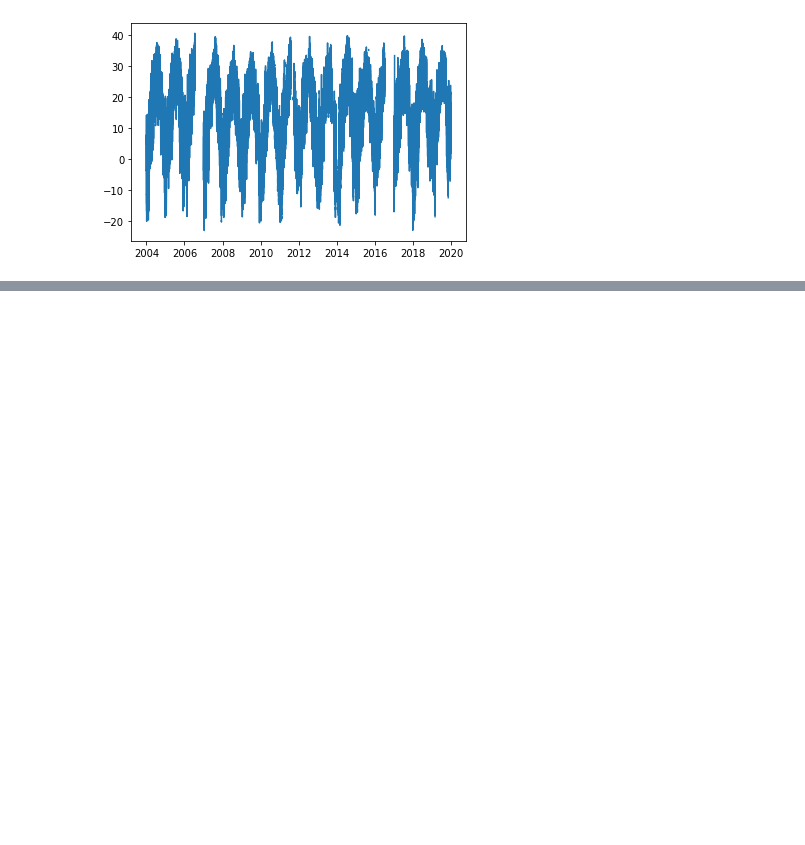
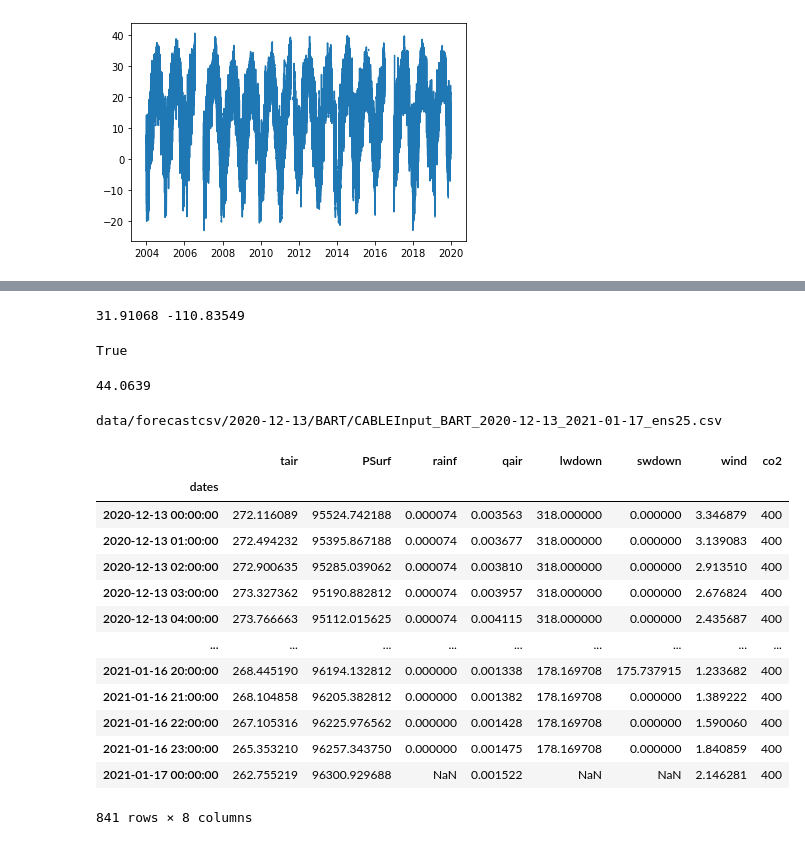
Before and after one commit to JDCP93/NEON_forecast, a Jupyter notebook: Testing.ipynb, the cells around one changed output, grey strips where cells are left out. Cells and saved outputs as stored; diff of their text form; code cells hidden in the pictures; blank space fills up the shorter version.

```diff
--- a/Testing.ipynb
+++ b/Testing.ipynb
@@ -125,0 +161,80 @@ plt.plot(df.tair)
+# %%
+siteID = "SRER"
+lat = 44.0639*(siteID=="BART")+31.91068*(siteID=="KONZ")+39.10077*(siteID=="OSBS")+31.91068*(siteID=="SRER")
+lon = -71.2874*(siteID=="BART")-81.99343*(siteID=="KONZ")-96.56309*(siteID=="OSBS")-110.83549*(siteID=="SRER")
+
+print(lat,lon)
+# %% [output]
+31.91068 -110.83549
+# %%
+siteID="BART"
+siteID=="BART"
+# %% [output]
+True
+# %%
+44.0639*(siteID=="BART")
+# %% [output]
+44.0639
+# %%
+forecast_date = "2020-12-13"
+siteID = "BART"
+
+
+lat = 44.0639*(siteID=="BART")+31.91068*(siteID=="KONZ")+39.10077*(siteID=="OSBS")+31.91068*(siteID=="SRER")
+lon = -71.2874*(siteID=="BART")+-81.99343*(siteID=="KONZ")+-96.56309*(siteID=="OSBS")+-110.83549*(siteID=="SRER")
+fname_list = os.listdir("data/forecastcsv/"+forecast_date+"/"+siteID)
+fname = fname_list[0]
+inputcsv = "data/forecastcsv/"+forecast_date+"/"+siteID+"/"+fname
+print(inputcsv)
+df = pd.read_csv(inputcsv,comment='#',na_values=-9999)
+
+df = df.rename(columns={'time':'dates',
+                        'Tair':'tair',
+                        'SWdown':'swdown',
+                        'Wind':'wind',
+                        'Rainf':'rainf',
+                        'Psurf':'psurf',
+                        'LWdown':'lwdown',
+                        'Qair':'qair'})
+
+# Clean up the dates
+df['dates'] = df['dates'].astype(str)
+new_dates = []
+for i in range(len(df)):
+    year = df['dates'][i][0:4]
+    month = df['dates'][i][4:6]
+    day = df['dates'][i][6:8]
+    hour = df['dates'][i][8:10]
+    minute = df['dates'][i][10:12]
+    if day.startswith("0"):
+        day = day[1:]
+    if hour.startswith("0"):
+        hour = hour[1:]
+    date = "%s/%s/%s %s:%s" % (year, month, day, hour, minute)
+    new_dates.append(date)
+
+df['dates'] = new_dates
+df = df.set_index('dates')
+df.index = pd.to_datetime(df.index)
+
+# Add CO2
+df['co2'] = 400
+# %% [output]
+data/forecastcsv/2020-12-13/BART/CABLEInput_BART_2020-12-13_2021-01-17_ens25.csv
+# %%
+df
+# %% [output]
+|  | tair | PSurf | rainf | qair | lwdown | swdown | wind | co2 |
+| dates |  |  |  |  |  |  |  |  |
+| 2020-12-13 00:00:00 | 272.116089 | 95524.742188 | 0.000074 | 0.003563 | 318.000000 | 0.000000 | 3.346879 | 400 |
+| 2020-12-13 01:00:00 | 272.494232 | 95395.867188 | 0.000074 | 0.003677 | 318.000000 | 0.000000 | 3.139083 | 400 |
+| 2020-12-13 02:00:00 | 272.900635 | 95285.039062 | 0.000074 | 0.003810 | 318.000000 | 0.000000 | 2.913510 | 400 |
+| 2020-12-13 03:00:00 | 273.327362 | 95190.882812 | 0.000074 | 0.003957 | 318.000000 | 0.000000 | 2.676824 | 400 |
+| 2020-12-13 04:00:00 | 273.766663 | 95112.015625 | 0.000074 | 0.004115 | 318.000000 | 0.000000 | 2.435687 | 400 |
+| ... | ... | ... | ... | ... | ... | ... | ... | ... |
+| 2021-01-16 20:00:00 | 268.445190 | 96194.132812 | 0.000000 | 0.001338 | 178.169708 | 175.737915 | 1.233682 | 400 |
+| 2021-01-16 21:00:00 | 268.104858 | 96205.382812 | 0.000000 | 0.001382 | 178.169708 | 0.000000 | 1.389222 | 400 |
+| 2021-01-16 22:00:00 | 267.105316 | 96225.976562 | 0.000000 | 0.001428 | 178.169708 | 0.000000 | 1.590060 | 400 |
+| 2021-01-16 23:00:00 | 265.353210 | 96257.343750 | 0.000000 | 0.001475 | 178.169708 | 0.000000 | 1.840859 | 400 |
+| 2021-01-17 00:00:00 | 262.755219 | 96300.929688 | NaN | 0.001522 | NaN | NaN | 2.146281 | 400 |
+841 rows × 8 columns
```
Also changed, not shown: parts of 9 cells of this notebook.
